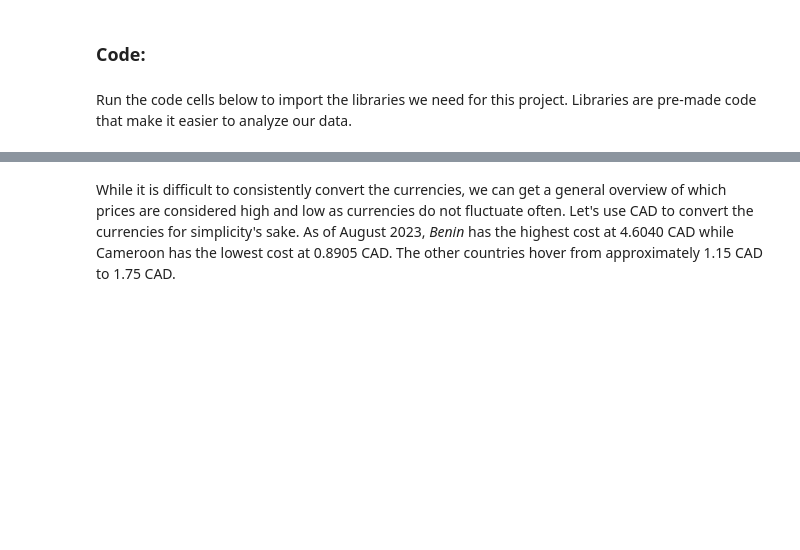
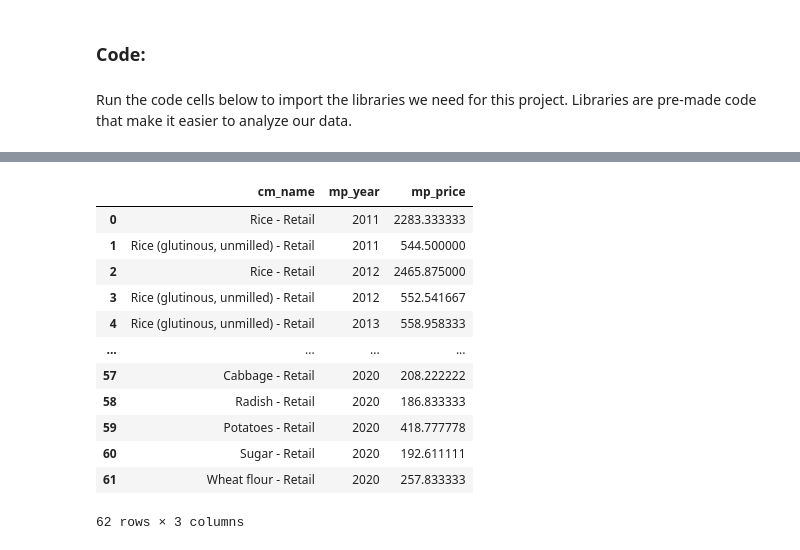
Before and after one commit to callysto/Data-Viz-of-the-Week, a Jupyter notebook: global-food/global-food.ipynb, the cells around one changed output, grey strips where cells are left out. Saved outputs shown, nothing was run; the diff lists cells and outputs as text; code cells hidden in the pictures; blank space fills up the shorter version.

```diff
--- a/global-food/global-food.ipynb
+++ b/global-food/global-food.ipynb
@@ -136,2 +225,18 @@ millet_plots = px.scatter(millet_retail_highest_prices, x='adm0_name', y='mp_pri
-# %% [markdown]
-While it is difficult to consistently convert the currencies, we can get a general overview of which prices are considered high and low as currencies do not fluctuate often. Let's use CAD to convert the currencies for simplicity's sake. As of August 2023, *Benin* has the highest cost at 4.6040 CAD while Cameroon has the lowest cost at 0.8905 CAD. The other countries hover from approximately 1.15 CAD to 1.75 CAD.
+# %%
+mean_prices_per_product_year = country_subset.groupby(['cm_name', 'mp_year'])['mp_price'].mean().reset_index()
+mean_prices_per_product_year = mean_prices_per_product_year.sort_values(by='mp_year').reset_index(drop=True)
+mean_prices_per_product_year
+# %% [output]
+|  | cm_name | mp_year | mp_price |
+| 0 | Rice - Retail | 2011 | 2283.333333 |
+| 1 | Rice (glutinous, unmilled) - Retail | 2011 | 544.500000 |
+| 2 | Rice - Retail | 2012 | 2465.875000 |
+| 3 | Rice (glutinous, unmilled) - Retail | 2012 | 552.541667 |
+| 4 | Rice (glutinous, unmilled) - Retail | 2013 | 558.958333 |
+| ... | ... | ... | ... |
+| 57 | Cabbage - Retail | 2020 | 208.222222 |
+| 58 | Radish - Retail | 2020 | 186.833333 |
+| 59 | Potatoes - Retail | 2020 | 418.777778 |
+| 60 | Sugar - Retail | 2020 | 192.611111 |
+| 61 | Wheat flour - Retail | 2020 | 257.833333 |
+62 rows × 3 columns
```
Also changed, not shown: parts of 14 cells of this notebook.
